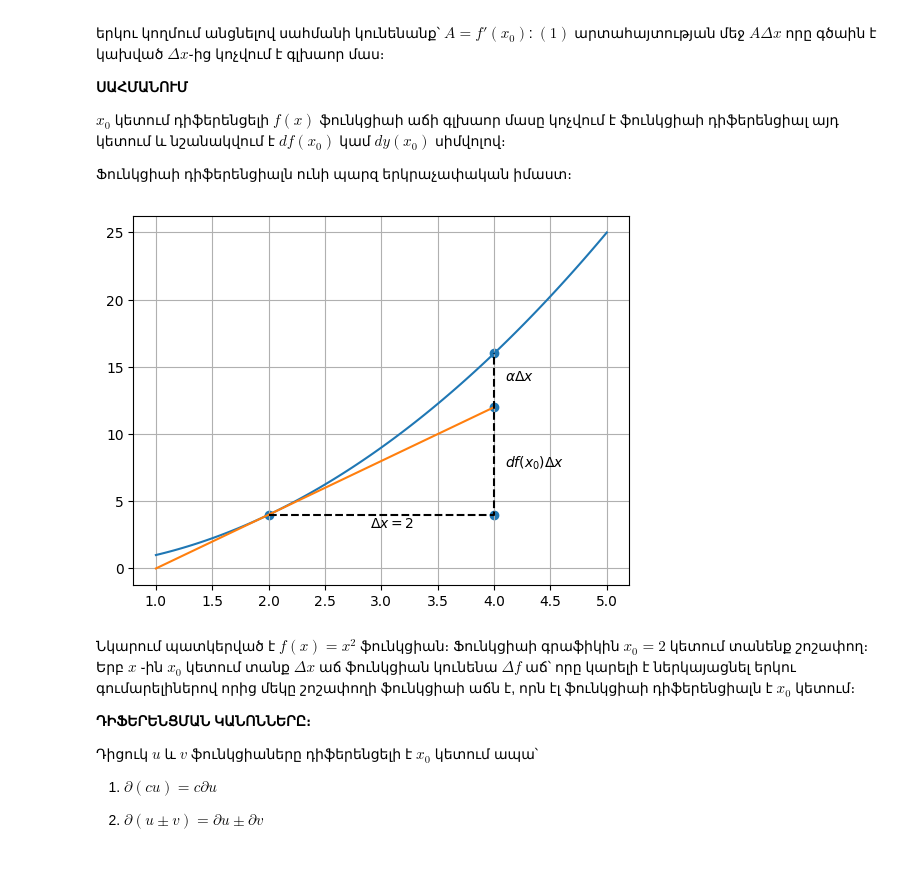
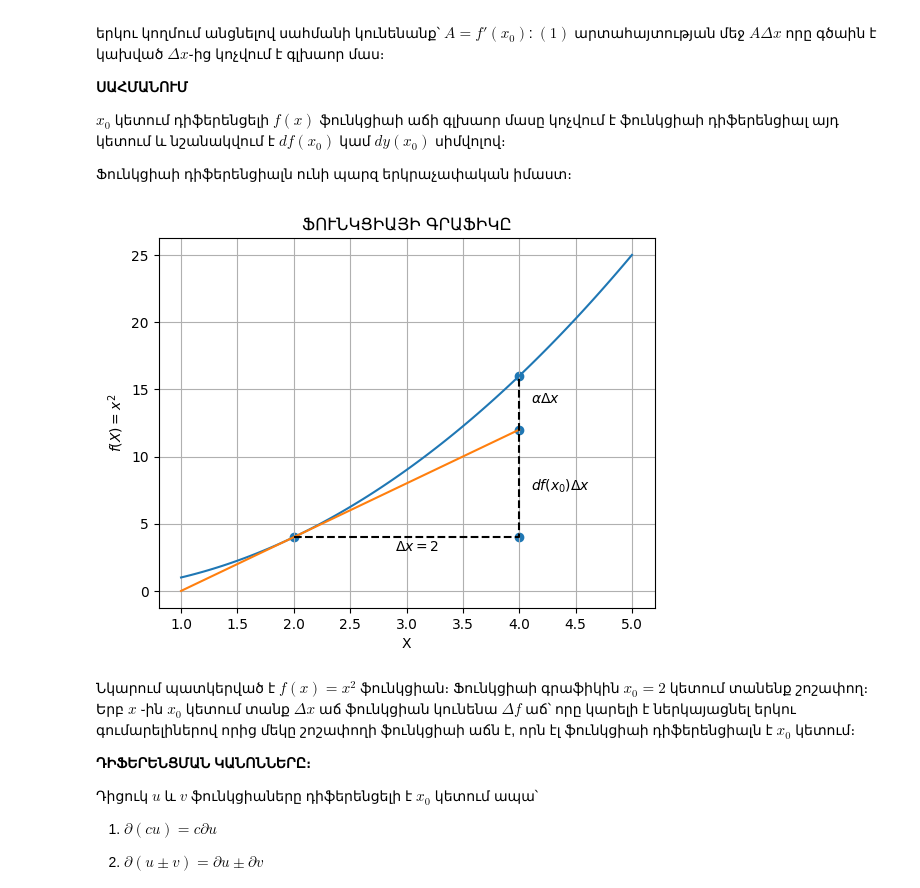
Before and after one commit to Varlusin/math_analiz, a Jupyter notebook: Diferencial.ipynb, the cells around one changed output. Saved outputs shown, nothing was run; the diff lists cells and outputs as text; code cells hidden in the pictures; blank space fills up the shorter version.

```diff
--- a/Diferencial.ipynb
+++ b/Diferencial.ipynb
@@ -20,18 +20,21 @@ $x_0$ կետում դիֆերենցելի $ f(x)$ ֆունկցիաի աճի գլ
 # %%
 import numpy as np
 import matplotlib.pyplot as plt
 x = np.linspace(1, 5 , 100)
 y= x**2
 plt.plot(x , y)
 plt.plot([1,4],[0,12])
 plt.plot([2,4,4], [4,4,16], "--", color = 'k')
-plt.scatter([2,4, 4, 4],[4,16, 4, 12])
+plt.scatter([2, 4, 4, 4],[4, 4, 12, 16])
 plt.text(2.9,3, "$\Delta x = 2$")
 plt.text(4.1,7.5, "$df(x_0) \Delta x$")
 plt.text(4.1,14, "$α \Delta x$")
+plt.xlabel("X")
+plt.ylabel("$f(X)={x^2}$")
+plt.title("ՖՈՒՆԿՑԻԱՅԻ ԳՐԱՖԻԿԸ")
 plt.grid(True)
 # %% [output]
-[figure, old version]
+[figure, new version]
 # %% [markdown]
 Նկարում պատկերված է $f(x) = x^2$ ֆունկցիան։ Ֆունկցիաի գրաֆիկին  $x_0 = 2$ կետում  տանենք շոշափող։ Երբ $x$ ֊ին $x_0$ կետում տանք $Δx$ աճ ֆունկցիան կունենա $Δf$ աճ՝ որը կարելի է ներկայացնել երկու գումարելիներով որից մեկը շոշափողի ֆունկցիաի աճն է, որն էլ ֆունկցիաի դիֆերենցիալն է $x_0$ կետում։
 
```
